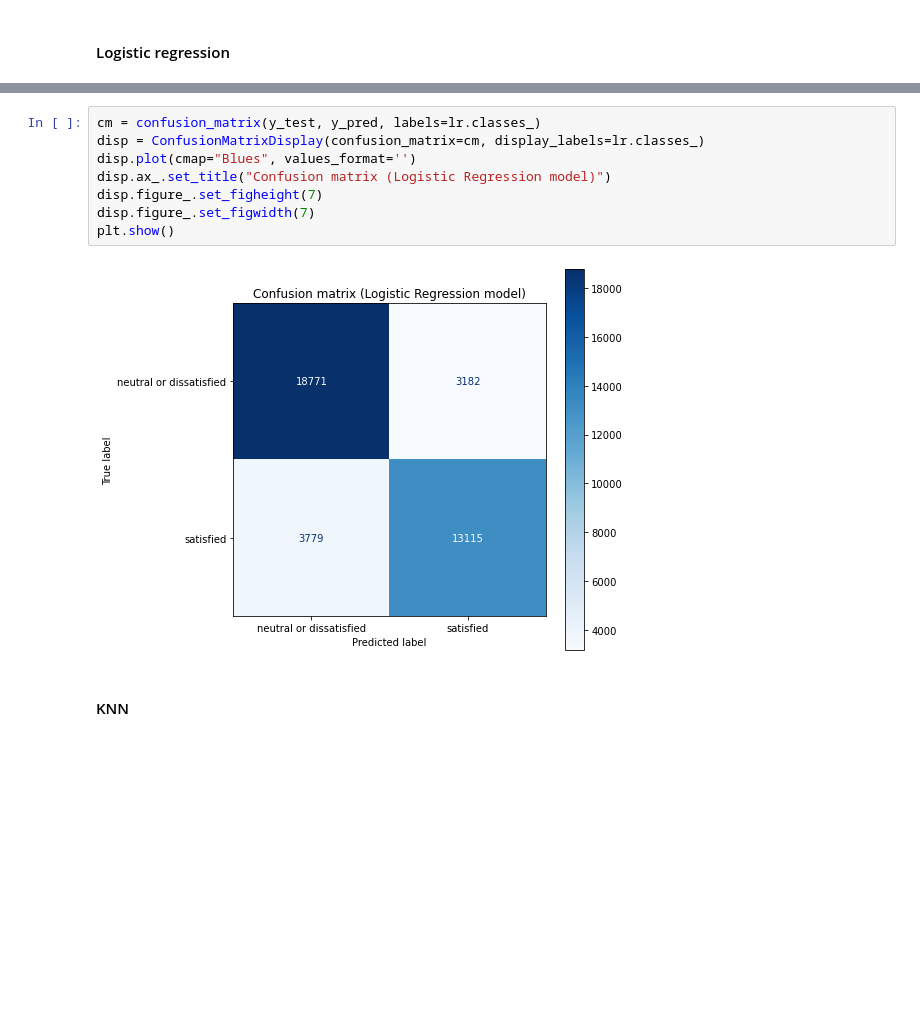
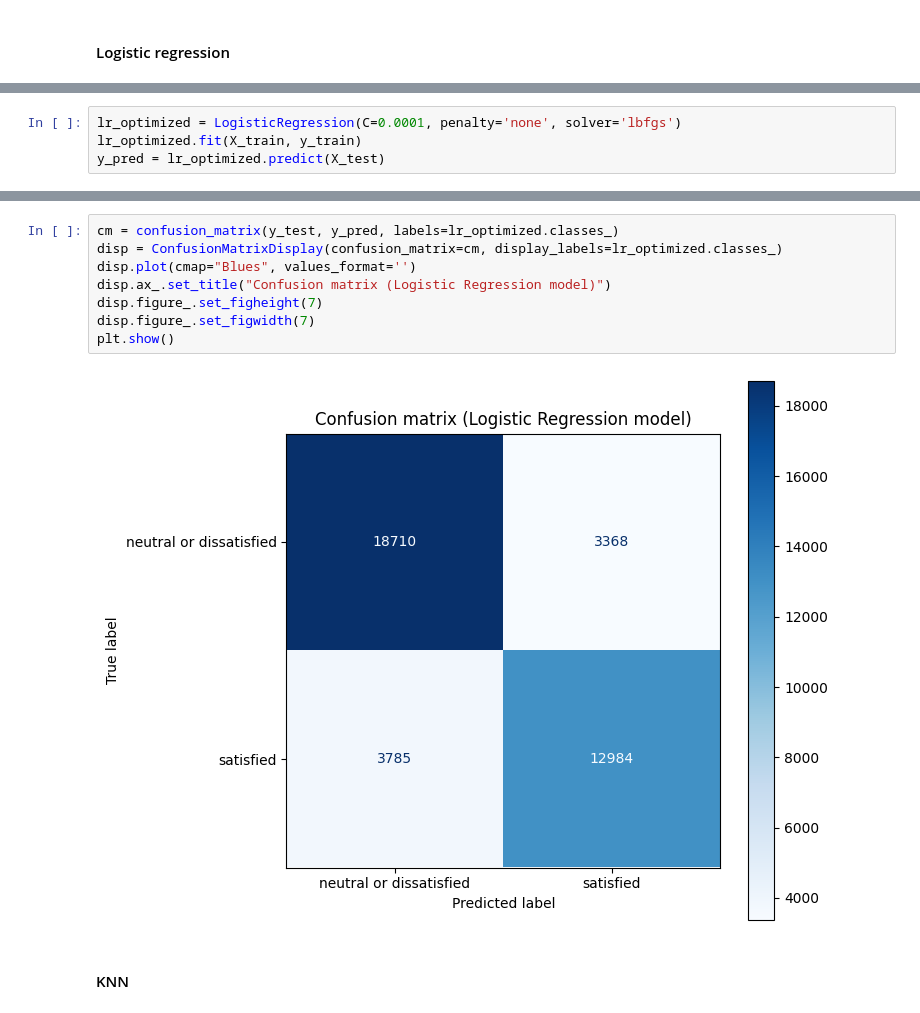
Before and after one commit to isdmg/CS131-8L-PROJECT-PARAGUAY, a Jupyter notebook: CS131-8L PROJECT - PARAGUAY.ipynb, the cells around one changed output, grey strips where cells are left out. Cells and saved outputs as stored; diff of their text form; blank space fills up the shorter version.

```diff
--- a/CS131-8L PROJECT - PARAGUAY.ipynb
+++ b/CS131-8L PROJECT - PARAGUAY.ipynb
@@ -783,0 +801,4 @@ neutral or dissatisfied       0.83      0.86      0.84     21953
+# %%
+lr_optimized = LogisticRegression(C=0.0001, penalty='none', solver='lbfgs')
+lr_optimized.fit(X_train, y_train)
+y_pred = lr_optimized.predict(X_test)
@@ -784,13 +825,13 @@ neutral or dissatisfied       0.83      0.86      0.84     21953
 # %%
-cm = confusion_matrix(y_test, y_pred, labels=lr.classes_)
-disp = ConfusionMatrixDisplay(confusion_matrix=cm, display_labels=lr.classes_)
+cm = confusion_matrix(y_test, y_pred, labels=lr_optimized.classes_)
+disp = ConfusionMatrixDisplay(confusion_matrix=cm, display_labels=lr_optimized.classes_)
 disp.plot(cmap="Blues", values_format='')
 disp.ax_.set_title("Confusion matrix (Logistic Regression model)")
 disp.figure_.set_figheight(7)
 disp.figure_.set_figwidth(7)
 plt.show()
 # %% [output]
-[figure, old version]
+[figure, new version]
 # %% [markdown]
 #### KNN
 # %%
```
Also changed, not shown: parts of 41 cells of this notebook.
